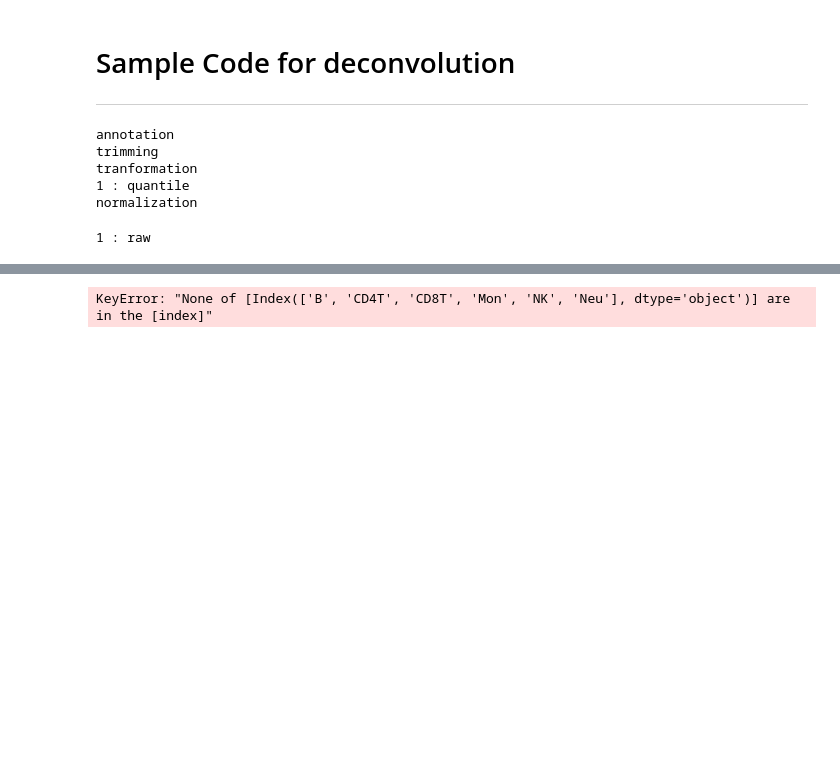
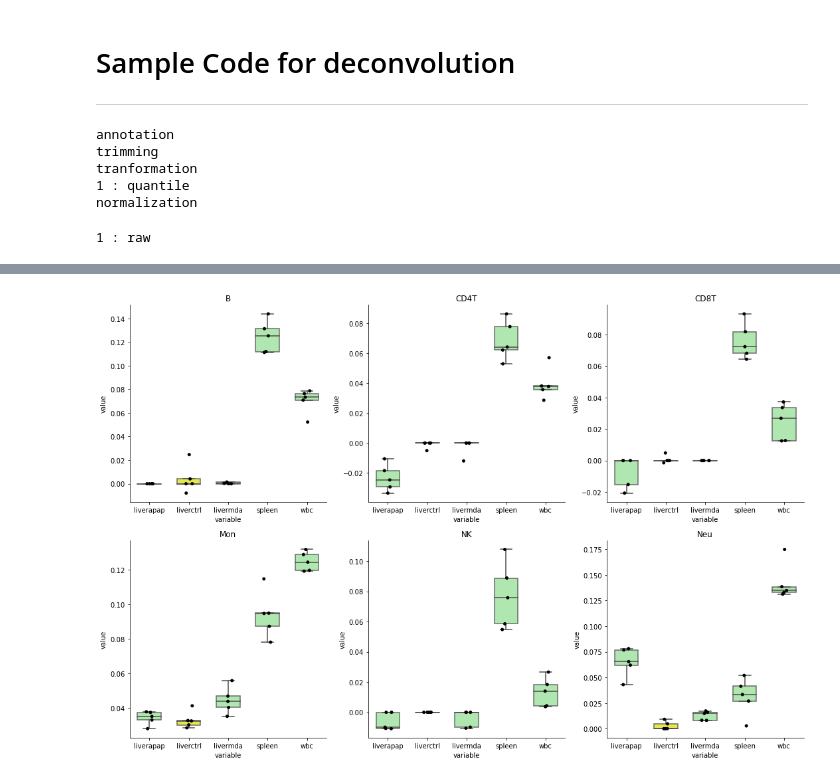
Before and after one commit to mizuno-group/deconv, a Jupyter notebook: samplecode.ipynb, the cells around one changed output, grey strips where cells are left out. Saved outputs shown, nothing was run; the diff lists cells and outputs as text; code cells hidden in the pictures; blank space fills up the shorter version.

```diff
--- a/samplecode.ipynb
+++ b/samplecode.ipynb
@@ -52,7 +62,7 @@ dat.fit(method="elasticnet")
 # %%
-dat.plot_res(sort_index=dat.get_data()[2].columns.tolist(),control_names="liverctrl")
+dat.plot_res(control_names=["liverctrl"],sep="_")
 # %% [output]
-KeyError: "None of [Index(['B', 'CD4T', 'CD8T', 'Mon', 'NK', 'Neu'], dtype='object')] are in the [index]"
+[figure, added]
 # %%
 dat.get_data()[0] # mix data
 # %% [output]
```
Also changed, not shown: parts of 5 cells of this notebook, 3 other files.
